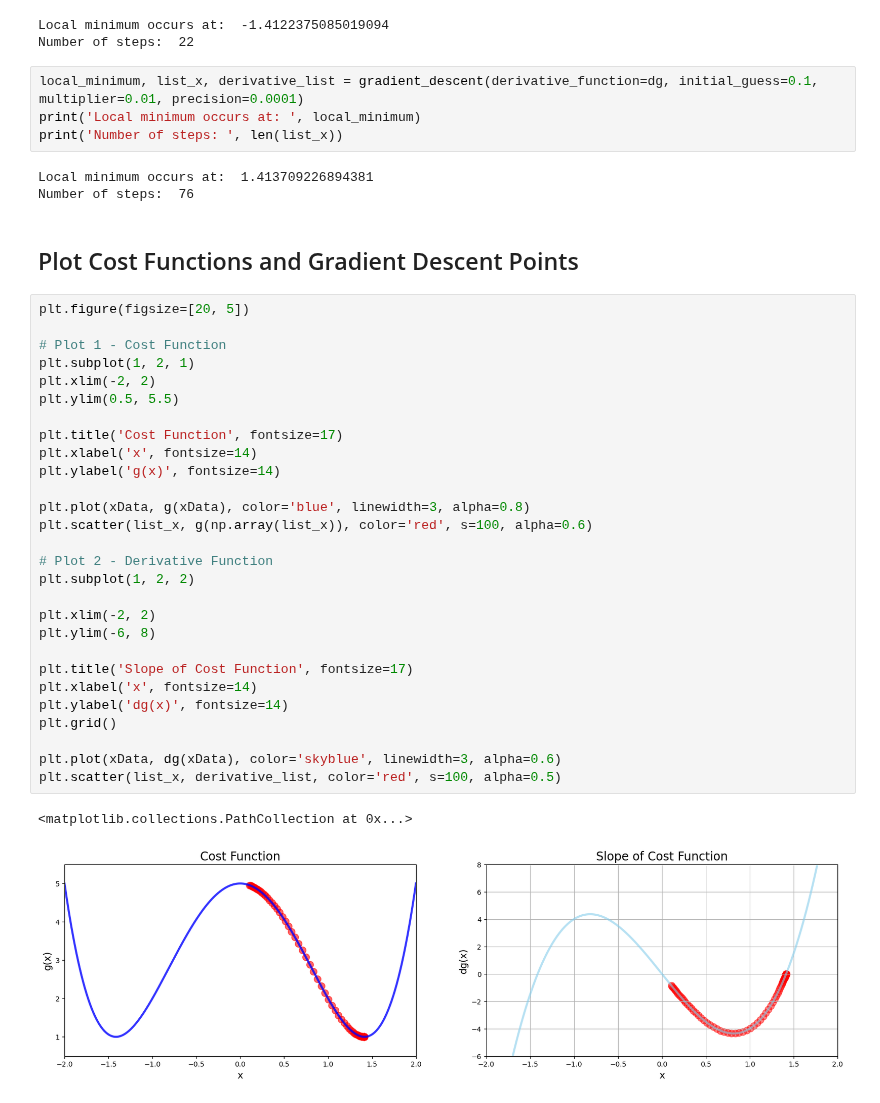
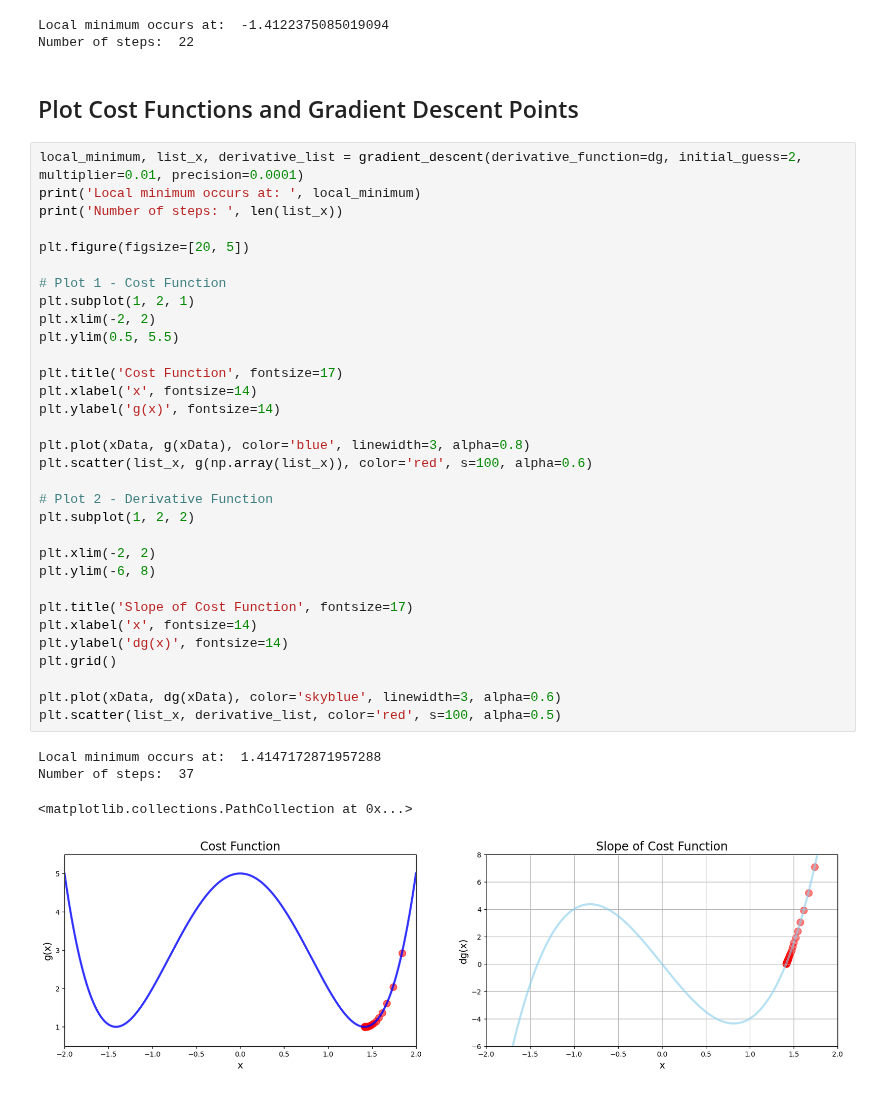
Before and after one commit to srofe/MLBootcamp, a Jupyter notebook: 03-GradientDescent/GradientDescent-MultipleMinima.ipynb, the cells around one changed output. Saved outputs shown, nothing was run; the diff lists cells and outputs as text.

Commit message:
Move calculation to top of plotting cell
This allows us to change the parameters of the gradient descent function
call and re-plot in the one cell.

```diff
--- a/03-GradientDescent/GradientDescent-MultipleMinima.ipynb
+++ b/03-GradientDescent/GradientDescent-MultipleMinima.ipynb
@@ -90,43 +90,42 @@ print('Number of steps: ', len(list_x))
 # %% [output]
 Local minimum occurs at:  -1.4122375085019094
 Number of steps:  22
-# %%
-local_minimum, list_x, derivative_list = gradient_descent(derivative_function=dg, initial_guess=0.1, multiplier=0.01, precision=0.0001)
-print('Local minimum occurs at: ', local_minimum)
-print('Number of steps: ', len(list_x))
-# %% [output]
-Local minimum occurs at:  1.413709226894381
-Number of steps:  76
 # %% [markdown]
 ## Plot Cost Functions and Gradient Descent Points
 # %%
+local_minimum, list_x, derivative_list = gradient_descent(derivative_function=dg, initial_guess=2, multiplier=0.01, precision=0.0001)
+print('Local minimum occurs at: ', local_minimum)
+print('Number of steps: ', len(list_x))
+
 plt.figure(figsize=[20, 5])
 
 # Plot 1 - Cost Function
 plt.subplot(1, 2, 1)
 plt.xlim(-2, 2)
 plt.ylim(0.5, 5.5)
 
 plt.title('Cost Function', fontsize=17)
 plt.xlabel('x', fontsize=14)
 plt.ylabel('g(x)', fontsize=14)
 
 plt.plot(xData, g(xData), color='blue', linewidth=3, alpha=0.8)
 plt.scatter(list_x, g(np.array(list_x)), color='red', s=100, alpha=0.6)
 
 # Plot 2 - Derivative Function
 plt.subplot(1, 2, 2)
 
 plt.xlim(-2, 2)
 plt.ylim(-6, 8)
 
 plt.title('Slope of Cost Function', fontsize=17)
 plt.xlabel('x', fontsize=14)
 plt.ylabel('dg(x)', fontsize=14)
 plt.grid()
 
 plt.plot(xData, dg(xData), color='skyblue', linewidth=3, alpha=0.6)
 plt.scatter(list_x, derivative_list, color='red', s=100, alpha=0.5)
 # %% [output]
-<matplotlib.collections.PathCollection at 0x...>
+Local minimum occurs at:  1.4147172871957288
+Number of steps:  37
+<matplotlib.collections.PathCollection at 0x...>
-[figure, old version]
+[figure, new version]
```
Also changed, not shown: parts of 1 cell of this notebook.
